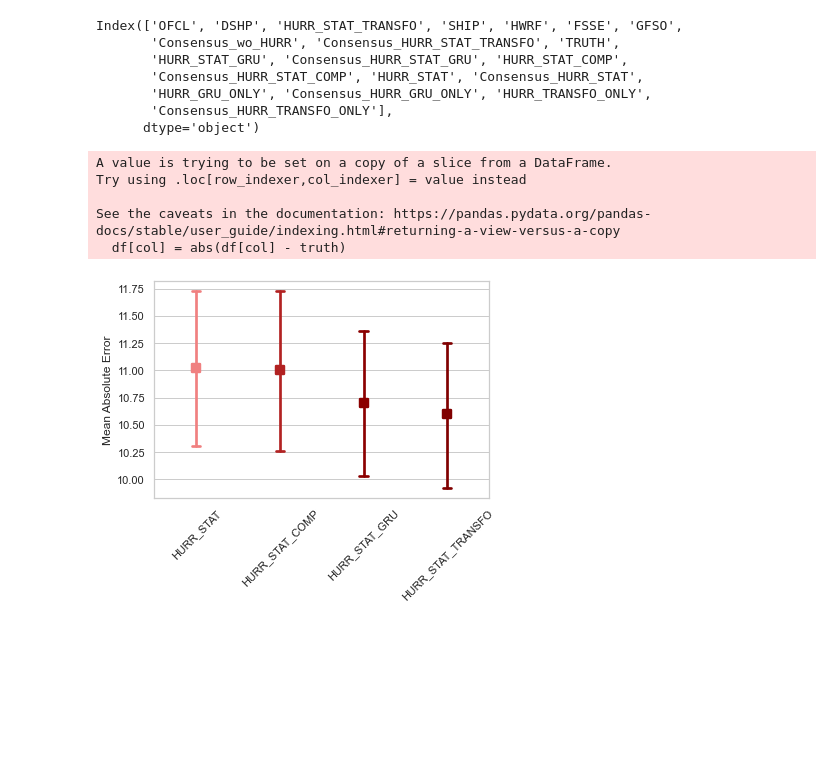
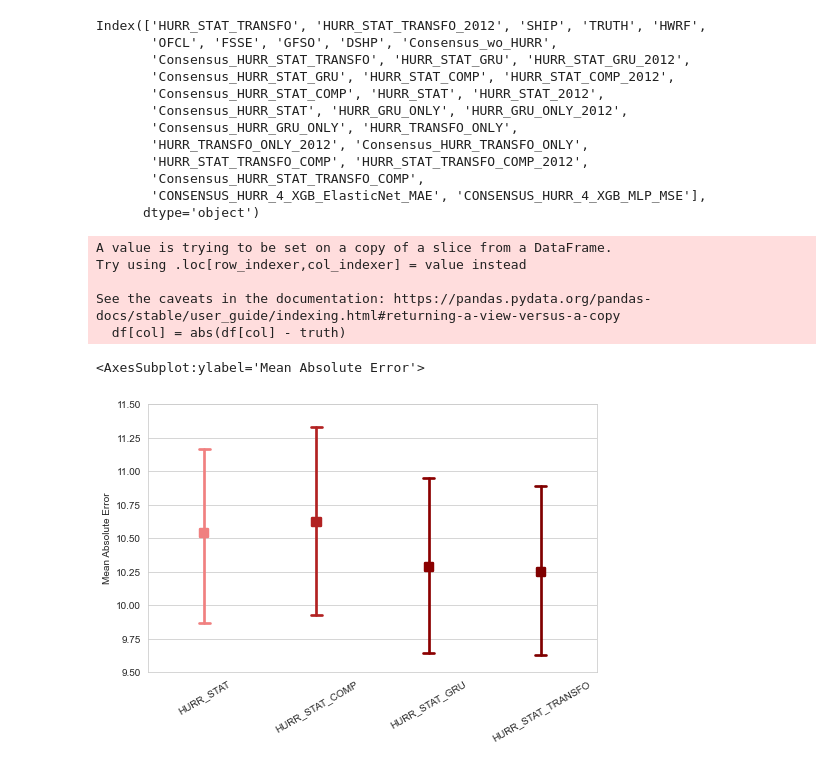
Before and after one commit to leobix/hurricast, a Jupyter notebook: results/result_plots.ipynb, the cells around one changed output. Saved outputs shown, nothing was run; the diff lists cells and outputs as text; code cells hidden in the pictures; blank space fills up the shorter version.

Commit message:
updating result plotting

```diff
--- a/results/result_plots.ipynb
+++ b/results/result_plots.ipynb
@@ -3,18 +3,28 @@ import pandas as pd
 import numpy as np
 import seaborn as sns
 import matplotlib.pyplot as plt
+sns.set_style("whitegrid")
 # %%
 #read results
-df0 = pd.read_csv('EP_intensity_boxplot.csv', index_col=0)
+# df0 = pd.read_csv('EP_intensity_boxplot.csv', index_col=0)
+df0 = pd.read_csv('EP_BOXPLOT_with_CONSENSUS.csv', index_col=0)
+
+# df0 = df0.rename(columns={"HURR_STAT_COMP": "HURR_STAT_TD","Consensus_HURR_STAT_COMP":"Consensus_HURR_STAT_TD"})
+df0.columns = df0.columns.str.replace("_2016","")
 # %%
 df0.columns
 # %% [output]
-Index(['OFCL', 'DSHP', 'HURR_STAT_TRANSFO', 'SHIP', 'HWRF', 'FSSE', 'GFSO',
-       'Consensus_wo_HURR', 'Consensus_HURR_STAT_TRANSFO', 'TRUTH',
-       'HURR_STAT_GRU', 'Consensus_HURR_STAT_GRU', 'HURR_STAT_COMP',
-       'Consensus_HURR_STAT_COMP', 'HURR_STAT', 'Consensus_HURR_STAT',
-       'HURR_GRU_ONLY', 'Consensus_HURR_GRU_ONLY', 'HURR_TRANSFO_ONLY',
-       'Consensus_HURR_TRANSFO_ONLY'],
+Index(['HURR_STAT_TRANSFO', 'HURR_STAT_TRANSFO_2012', 'SHIP', 'TRUTH', 'HWRF',
+       'OFCL', 'FSSE', 'GFSO', 'DSHP', 'Consensus_wo_HURR',
+       'Consensus_HURR_STAT_TRANSFO', 'HURR_STAT_GRU', 'HURR_STAT_GRU_2012',
+       'Consensus_HURR_STAT_GRU', 'HURR_STAT_COMP', 'HURR_STAT_COMP_2012',
+       'Consensus_HURR_STAT_COMP', 'HURR_STAT', 'HURR_STAT_2012',
+       'Consensus_HURR_STAT', 'HURR_GRU_ONLY', 'HURR_GRU_ONLY_2012',
+       'Consensus_HURR_GRU_ONLY', 'HURR_TRANSFO_ONLY',
+       'HURR_TRANSFO_ONLY_2012', 'Consensus_HURR_TRANSFO_ONLY',
+       'HURR_STAT_TRANSFO_COMP', 'HURR_STAT_TRANSFO_COMP_2012',
+       'Consensus_HURR_STAT_TRANSFO_COMP',
+       'CONSENSUS_HURR_4_XGB_ElasticNet_MAE', 'CONSENSUS_HURR_4_XGB_MLP_MSE'],
       dtype='object')
 # %%
 def get_mae(df, truth):
@@ -38,24 +49,31 @@ def show_boxplot(df, truth, colors):
     print(df.describe())
     return
 # %%
-def show_lineplot(df, ci, colors):
+def show_lineplot(df, ci, colors, y_lim, figsize, out_path=None):
+    plt.figure(figsize=figsize)
     ax = sns.pointplot(data=df, ci=ci, join = False, palette = colors, markers="s", capsize=0.1, scale=1.2)
-    plt.setp(ax.get_xticklabels(), rotation=45)
+    plt.setp(ax.get_xticklabels(), rotation=30)
+    plt.tight_layout()
     ax.set(ylabel='Mean Absolute Error')
-    return
+    plt.ylim(y_lim)
+    if out_path !=None:
+        plt.savefig(out_path)
+    return ax
 # %%
 # subset to columns: conclusion 1
 set1 = ['HURR_STAT','HURR_STAT_COMP','HURR_STAT_GRU','HURR_STAT_TRANSFO'] #'HURR_TRANSFO_ONLY',
 colors =['lightcoral','firebrick','darkred','maroon']
 df = get_mae(df0[set1], df0['TRUTH'])
-show_lineplot(df, ci=95, colors=colors)
+show_lineplot(df, ci=95, colors=colors, y_lim=(9.5, 11.5),figsize=(7,5), out_path = None) #, out_path = 'cl1_ep_int.png'
 # show_boxplot(df[set1],df0['TRUTH'], colors)
+# plt.savefig()
 # %% [output]
 A value is trying to be set on a copy of a slice from a DataFrame.
 Try using .loc[row_indexer,col_indexer] = value instead
 
 See the caveats in the documentation: https://pandas.pydata.org/pandas-docs/stable/user_guide/indexing.html#returning-a-view-versus-a-copy
   df[col] = abs(df[col] - truth)
+<AxesSubplot:ylabel='Mean Absolute Error'>
-[figure, old version]
+[figure, new version]
 # %%
 #conclusion 2:
```
Also changed, not shown: parts of 3 cells of this notebook, 5 other files.
